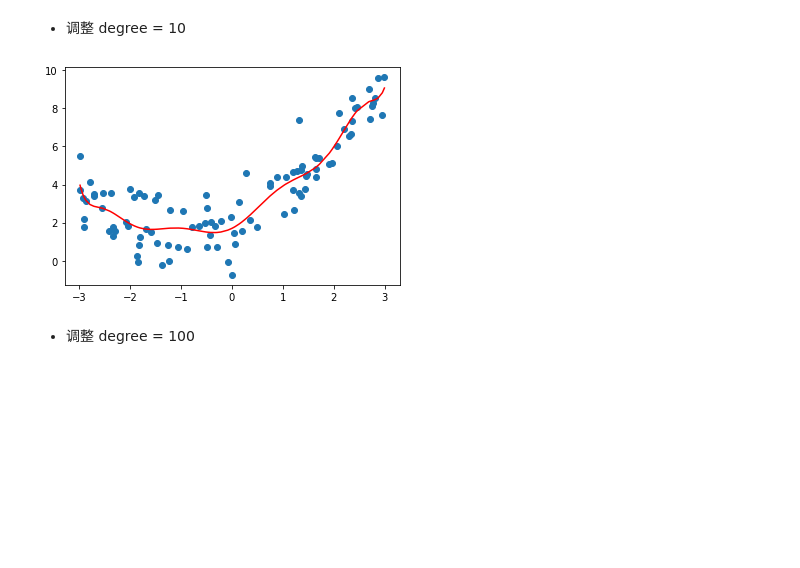
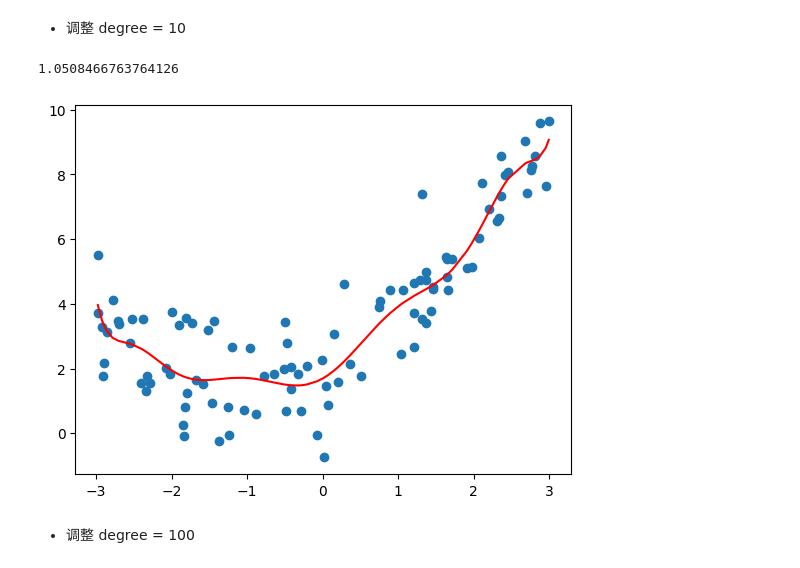
Before and after one commit to Zhou1317fe5/ml-projects, a Jupyter notebook: 工业蒸汽预测/工业蒸汽 05 模型验证.ipynb, the cells around one changed output. Drawn from its saved outputs; the diff is of its cells as text; code cells hidden in the pictures; blank space fills up the shorter version.

```diff
--- a/工业蒸汽预测/工业蒸汽 05 模型验证.ipynb
+++ b/工业蒸汽预测/工业蒸汽 05 模型验证.ipynb
@@ -90,17 +146,17 @@ plt.show()
 # %%
 poly10_reg = PolynomialRegression(degree=10)
 poly10_reg.fit(X, y)
 
 y10_predict = poly10_reg.predict(X)
-mean_squared_error(y, y10_predict)
-# 输出：1.0508466763764164
+print(mean_squared_error(y, y10_predict))
 
 
 plt.scatter(x, y)
 plt.plot(np.sort(x), y10_predict[np.argsort(x)], color='r')
 plt.show()
 # %% [output]
+1.0508466763764126
-[figure, old version]
+[figure, new version]
 # %% [markdown]
 * 调整 degree = 100
 # %%
```
Also changed, not shown: parts of 13 cells of this notebook.
